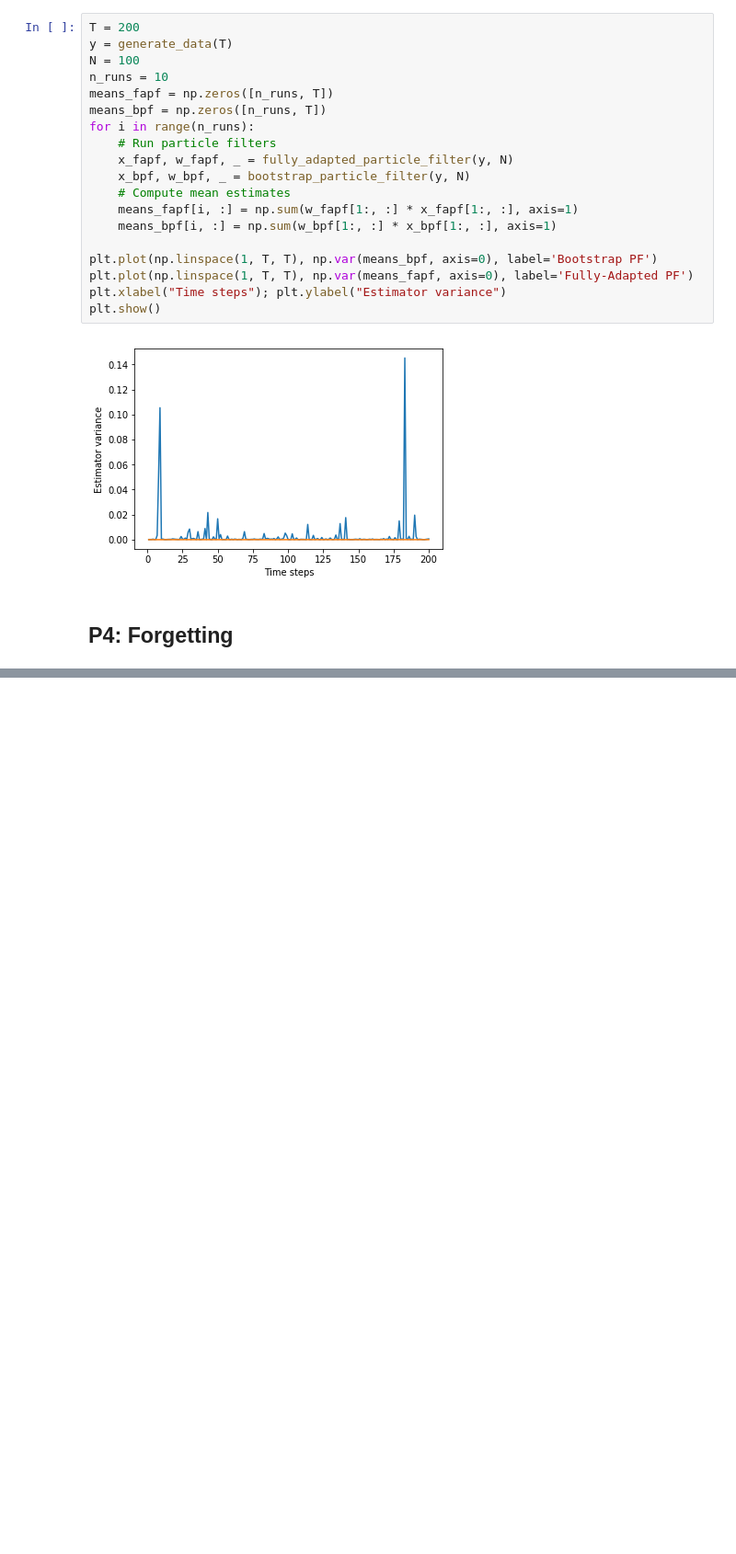
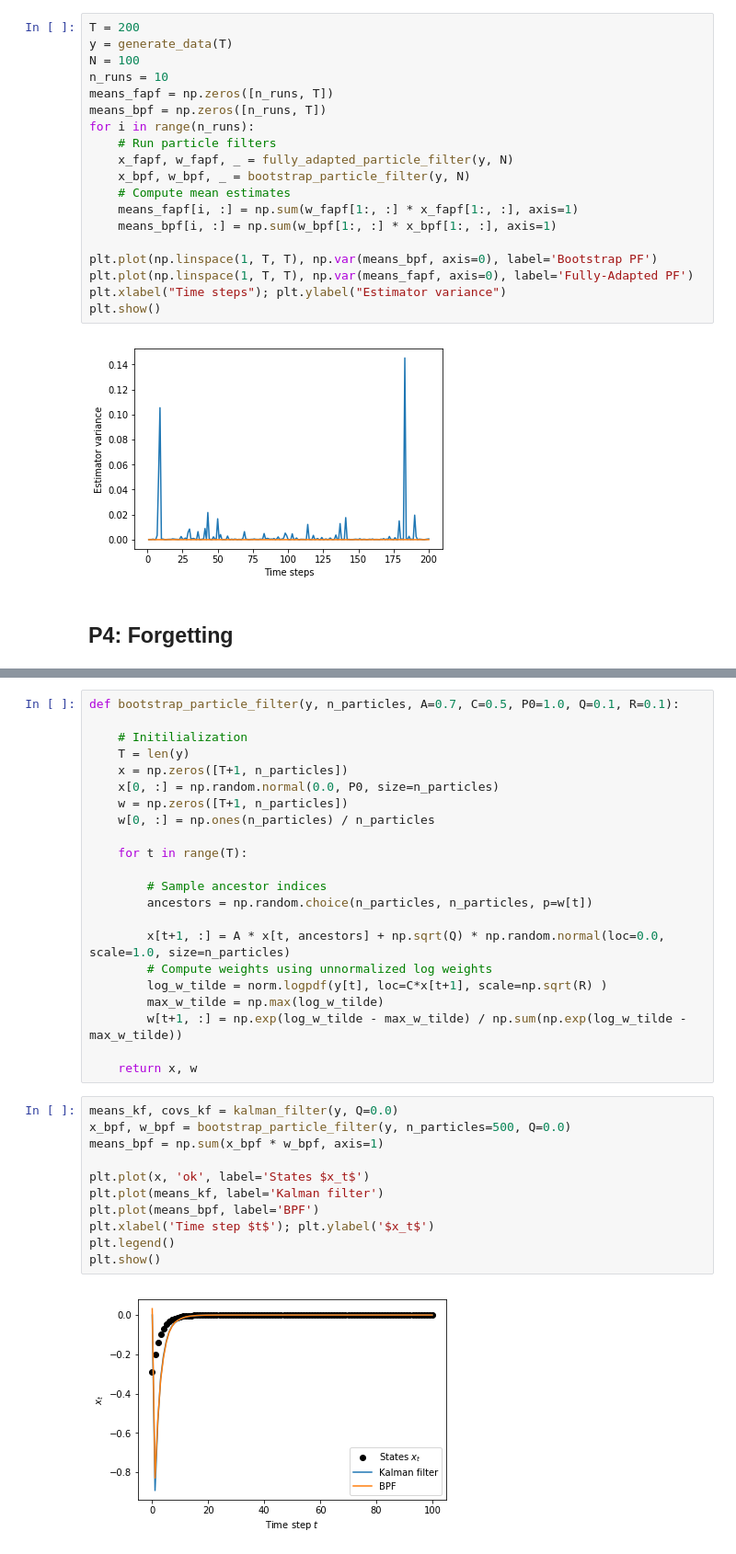
Before and after one commit to marcusklasson/smc_methods, a Jupyter notebook: ex2.ipynb, the cells around one changed output, grey strips where cells are left out. Shown at 92% size. Drawn from its saved outputs; the diff is of its cells as text; blank space fills up the shorter version.

```diff
--- a/ex2.ipynb
+++ b/ex2.ipynb
@@ -290,0 +314,35 @@ plt.show()
+# %%
+def bootstrap_particle_filter(y, n_particles, A=0.7, C=0.5, P0=1.0, Q=0.1, R=0.1):
+
+    # Initilialization
+    T = len(y)
+    x = np.zeros([T+1, n_particles])
+    x[0, :] = np.random.normal(0.0, P0, size=n_particles)
+    w = np.zeros([T+1, n_particles])
+    w[0, :] = np.ones(n_particles) / n_particles
+
+    for t in range(T):
+
+        # Sample ancestor indices
+        ancestors = np.random.choice(n_particles, n_particles, p=w[t])
+
+        x[t+1, :] = A * x[t, ancestors] + np.sqrt(Q) * np.random.normal(loc=0.0, scale=1.0, size=n_particles)
+        # Compute weights using unnormalized log weights
+        log_w_tilde = norm.logpdf(y[t], loc=C*x[t+1], scale=np.sqrt(R) )
+        max_w_tilde = np.max(log_w_tilde)
+        w[t+1, :] = np.exp(log_w_tilde - max_w_tilde) / np.sum(np.exp(log_w_tilde - max_w_tilde))
+
+    return x, w
+# %%
+means_kf, covs_kf = kalman_filter(y, Q=0.0)
+x_bpf, w_bpf = bootstrap_particle_filter(y, n_particles=500, Q=0.0)
+means_bpf = np.sum(x_bpf * w_bpf, axis=1)
+
+plt.plot(x, 'ok', label='States $x_t$')
+plt.plot(means_kf, label='Kalman filter')
+plt.plot(means_bpf, label='BPF')
+plt.xlabel('Time step $t$'); plt.ylabel('$x_t$')
+plt.legend()
+plt.show()
+# %% [output]
+[figure, added]
```
Also changed, not shown: parts of 4 cells of this notebook.
